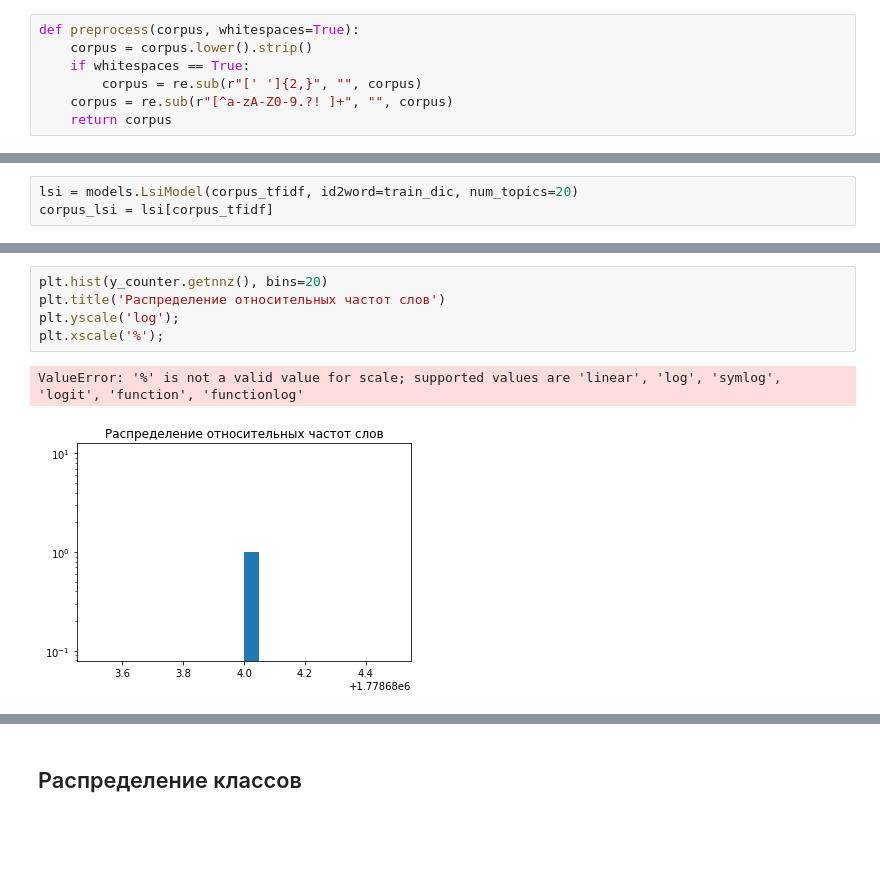
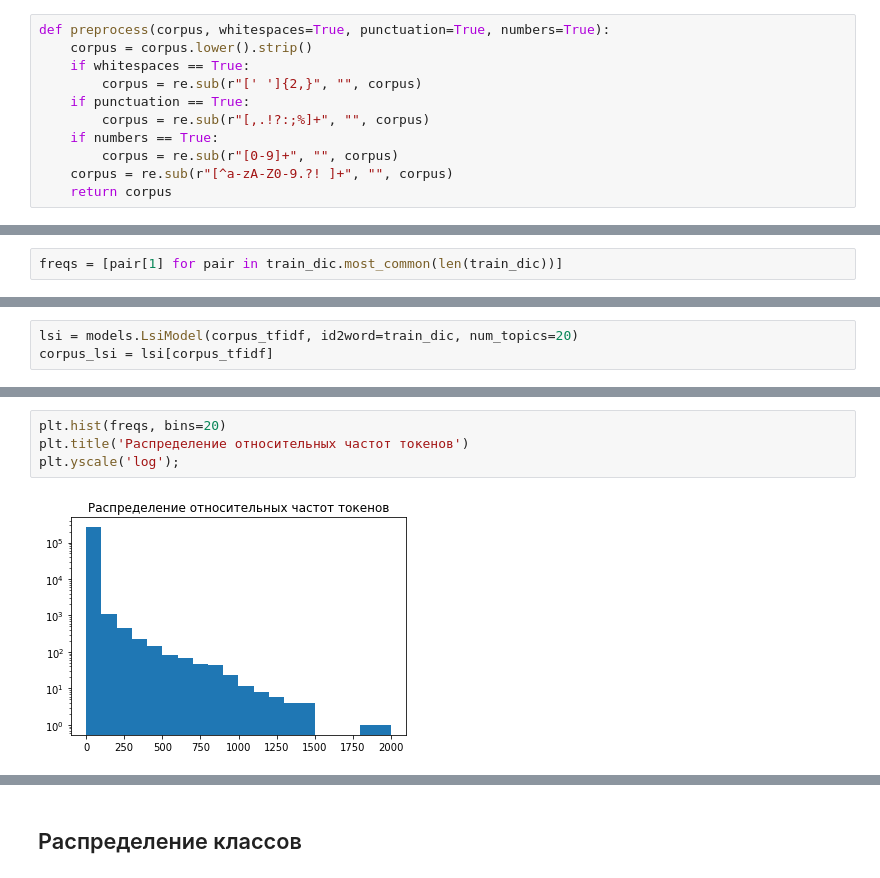
Before and after one commit to danrd/Machine-learning-models, a Jupyter notebook: Models in examples/Text classification - 20newsgroups.ipynb, the cells around one changed output, grey strips where cells are left out. Drawn from its saved outputs; the diff is of its cells as text; blank space fills up the shorter version.

```diff
--- a/Models in examples/Text classification - 20newsgroups.ipynb
+++ b/Models in examples/Text classification - 20newsgroups.ipynb
@@ -71,10 +71,14 @@ One reference for the Quadra's SCSI-2 controller chip is
 
 Метка 7
 # %%
-def preprocess(corpus, whitespaces=True):
+def preprocess(corpus, whitespaces=True, punctuation=True, numbers=True):
     corpus = corpus.lower().strip()
     if whitespaces == True:
         corpus = re.sub(r"[' ']{2,}", "", corpus)
+    if punctuation == True:
+        corpus = re.sub(r"[,.!?:;%]+", "", corpus)
+    if numbers == True:
+        corpus = re.sub(r"[0-9]+", "", corpus)
     corpus = re.sub(r"[^a-zA-Z0-9.?! ]+", "", corpus)
     return corpus
 # %%
@@ -115,2 +103,4 @@ train_dic.most_common(300)
+# %%
+freqs = [pair[1] for pair in train_dic.most_common(len(train_dic))]
 # %%
 bow = [train_dic.doc2bow(sentence) for sentence in train_tokens]
@@ -154,11 +117,9 @@ lda.show_topics(20)
 # %%
-plt.hist(y_counter.getnnz(), bins=20)
-plt.title('Распределение относительных частот слов')
+plt.hist(freqs, bins=20)
+plt.title('Распределение относительных частот токенов')
 plt.yscale('log');
-plt.xscale('%');
 # %% [output]
-ValueError: '%' is not a valid value for scale; supported values are 'linear', 'log', 'symlog', 'logit', 'function', 'functionlog'
-[figure, old version]
+[figure, new version]
 # %%
 print('Размерность матрицы признаков обучающей выборки', train_vectors.shape)
 print('Размерность матрицы признаков тестовой выборки', test_vectors.shape)
```
Also changed, not shown: parts of 10 cells of this notebook.
